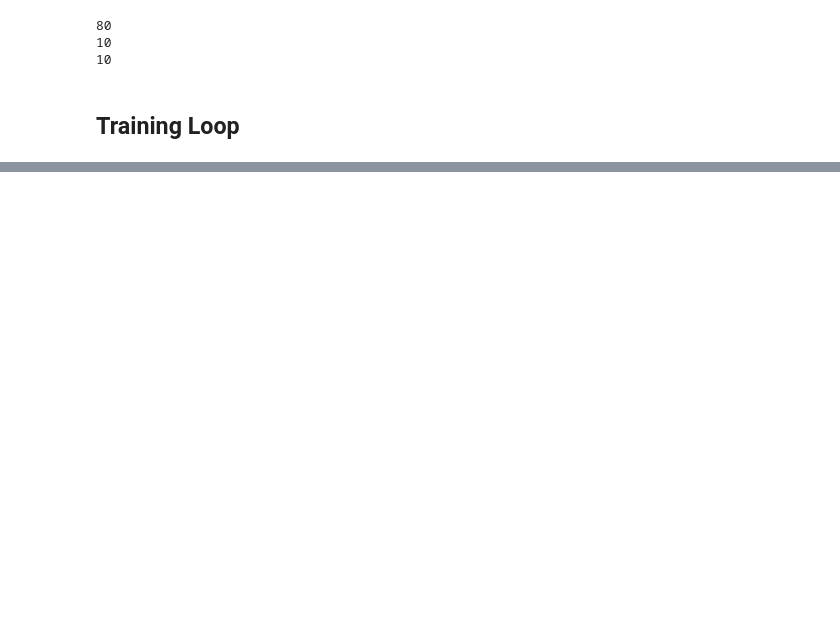
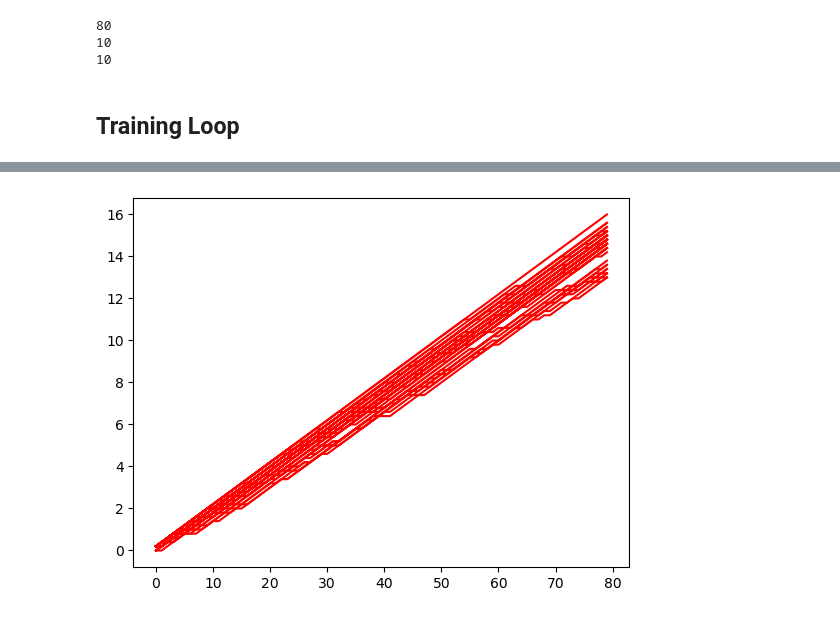
Before and after one commit to franceskoback/XRay_Fingerprints, a Jupyter notebook: Model/training_pytorch.ipynb, the cells around one changed output, grey strips where cells are left out. Drawn from its saved outputs; the diff is of its cells as text; code cells hidden in the pictures; blank space fills up the shorter version.

```diff
--- a/Model/training_pytorch.ipynb
+++ b/Model/training_pytorch.ipynb
@@ -233,15 +233,10 @@ def train_one_epoch(epoch, model, loss_fn, optimizer, loader, device = "cpu"):
     #put model in training state
     model.train()
     train_loss = 0.0
-    print("length of loader")
-    print(len(loader))
 
     for batch_idx, (img,label) in enumerate(loader):
-        inputs =img
-        labels = label
-
-        inputs = Variable(inputs.to(device).float(),requires_grad=True)
-        labels = Variable(labels.to(device).float(),requires_grad=True)
+        inputs = Variable(img.to(device).float(),requires_grad=True)
+        labels = Variable(label.to(device).float(),requires_grad=True)
 
         optimizer.zero_grad() # sets all grads to None
 
@@ -253,6 +248,10 @@ def train_one_epoch(epoch, model, loss_fn, optimizer, loader, device = "cpu"):
         loss = loss_fn(outputs, labels)
         loss.backward()
         optimizer.step()
+
+
+        running_loss += loss.item() # * images.size(0) ?
+        loss_values.append(running_loss)
 
 
         # print statistics
@@ -271,8 +270,9 @@ def train_one_epoch(epoch, model, loss_fn, optimizer, loader, device = "cpu"):
 
 
     print('Epoch {} avg Training loss: {:.3f}'.format(epoch+1, train_loss))
+    return model, train_loss
 
-    return model, train_loss
+
 
 def test_one_epoch(epoch, model, loss_fn, loader, len_val, device = "cpu"):
     model.eval()
@@ -283,6 +283,7 @@ def test_one_epoch(epoch, model, loss_fn, loader, len_val, device = "cpu"):
     running_loss = 0
     actual_labels = []
     pred_labels = []
+    loss_values=[]
 
     #for step, (imgs, labels) in pbar:
     for batch_idx, (img,label) in enumerate(loader):
@@ -295,6 +296,11 @@ def test_one_epoch(epoch, model, loss_fn, loader, len_val, device = "cpu"):
 
         log_preds = model(inputs)
         loss = loss_fn(log_preds, labels)
+        loss.backward()
+        optimizer.step()
+
+        loss_values.append(running_loss)
+
 
 
         preds = torch.exp(log_preds)
@@ -307,7 +313,10 @@ def test_one_epoch(epoch, model, loss_fn, loader, len_val, device = "cpu"):
 
 
 
-    accuracy = ((np.array(pred_labels)==np.array(actual_labels)).sum())/len_val #size of test set
+        # epoch_loss = running_loss / dataset_sizes[phase]
+        # epoch_acc = running_corrects.double() / dataset_sizes[phase]
+
+    accuracy = ((np.array(pred_labels)==np.array(actual_labels)).sum())/len(pred_labels) #size of test set
     correct = ((np.array(pred_labels)==np.array(actual_labels)).sum())
     total = len(pred_labels)
 
@@ -322,7 +331,7 @@ valid_losses = []
 for epoch in range(params['n_epochs']):
     train_loss = train_one_epoch(epoch, model, loss_fn, optimizer, train_loader)
     train_losses+= [train_loss]
-    valid_loss, accuracy, correct, total = test_one_epoch(epoch, model, loss_fn, valid_loader, len_val)
+    valid_loss, accuracy, correct, total, loss_values = test_one_epoch(epoch, model, loss_fn, valid_loader, len_val)
     valid_losses+=[valid_loss]
     print('Epoch {} avg Valid loss: {:.3f}'.format(epoch+1, valid_loss))
     print('Epoch {} Valid accuracy: {:.1%} ({} of {} right)\n'.format(epoch+1, accuracy, correct, total))
@@ -353 +362,2 @@ Epoch 50 avg Valid loss: 5.873
 Epoch 50 Valid accuracy: 0.0% (0 of 10 right)
+[figure, added]
```
Also changed, not shown: parts of 6 cells of this notebook.
